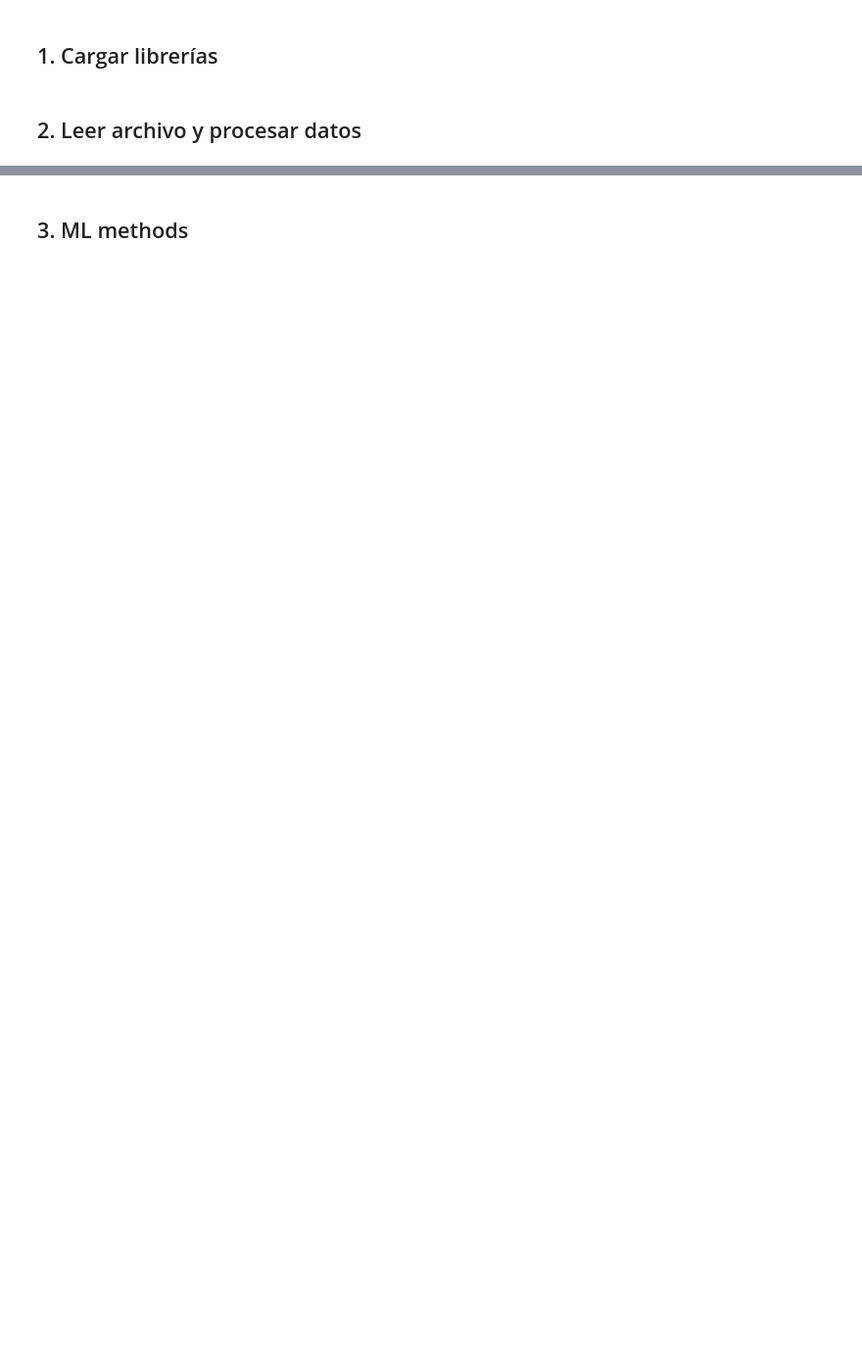
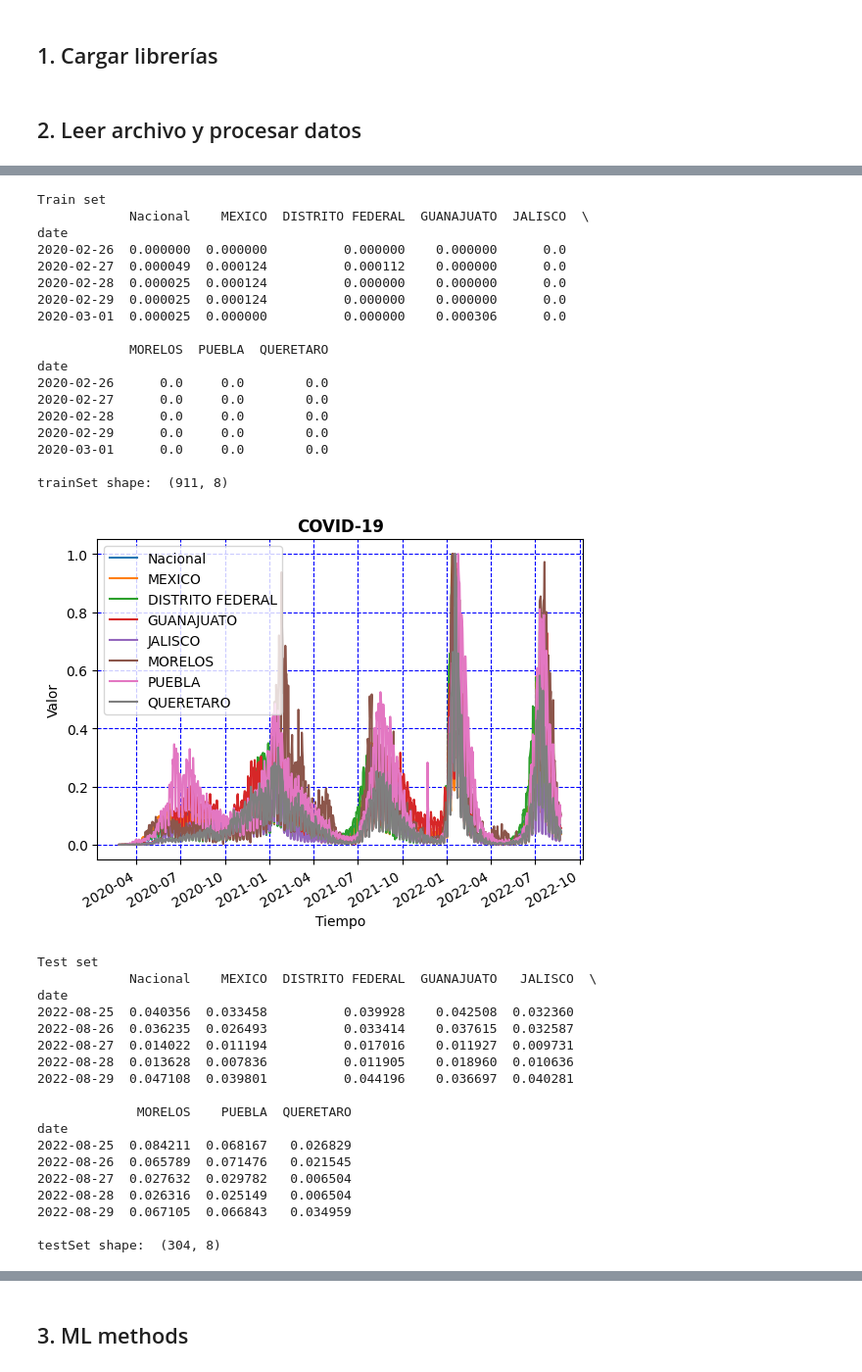
Before and after one commit to egonzaleznez/ININ0216A, a Jupyter notebook: 250312 ININ0216A_act2_ej_covid.ipynb, the cells around one changed output, grey strips where cells are left out. Shown at 98% size. Drawn from its saved outputs; the diff is of its cells as text; code cells hidden in the pictures; blank space fills up the shorter version.

```diff
--- a/250312 ININ0216A_act2_ej_covid.ipynb
+++ b/250312 ININ0216A_act2_ej_covid.ipynb
@@ -66,0 +222,55 @@ def linealizar(dataSet=0):
+# %%
+# Split data into training and test sets
+ts_size = .25
+[trainSet, testSet] = splitDataSet(datosProcesados, test_size=ts_size, randSplit=False)
+print("Train set")
+print(trainSet.head())
+print()
+print('trainSet shape: ', trainSet.shape)
+print()
+graficaDatos(trainSet)
+
+print("Test set")
+print(testSet.head())
+print()
+print('testSet shape: ', testSet.shape)
+print()
+graficaDatos(testSet)
+# %% [output]
+Train set
+            Nacional    MEXICO  DISTRITO FEDERAL  GUANAJUATO  JALISCO  \
+date
+2020-02-26  0.000000  0.000000          0.000000    0.000000      0.0
+2020-02-27  0.000049  0.000124          0.000112    0.000000      0.0
+2020-02-28  0.000025  0.000124          0.000000    0.000000      0.0
+2020-02-29  0.000025  0.000124          0.000000    0.000000      0.0
+2020-03-01  0.000025  0.000000          0.000000    0.000306      0.0
+
+            MORELOS  PUEBLA  QUERETARO
+date
+2020-02-26      0.0     0.0        0.0
+2020-02-27      0.0     0.0        0.0
+2020-02-28      0.0     0.0        0.0
+2020-02-29      0.0     0.0        0.0
+2020-03-01      0.0     0.0        0.0
+
+trainSet shape:  (911, 8)
+[figure, added]
+Test set
+            Nacional    MEXICO  DISTRITO FEDERAL  GUANAJUATO   JALISCO  \
+date
+2022-08-25  0.040356  0.033458          0.039928    0.042508  0.032360
+2022-08-26  0.036235  0.026493          0.033414    0.037615  0.032587
+2022-08-27  0.014022  0.011194          0.017016    0.011927  0.009731
+2022-08-28  0.013628  0.007836          0.011905    0.018960  0.010636
+2022-08-29  0.047108  0.039801          0.044196    0.036697  0.040281
+
+             MORELOS    PUEBLA  QUERETARO
+date
+2022-08-25  0.084211  0.068167   0.026829
+2022-08-26  0.065789  0.071476   0.021545
+2022-08-27  0.027632  0.029782   0.006504
+2022-08-28  0.026316  0.025149   0.006504
+2022-08-29  0.067105  0.066843   0.034959
+
+testSet shape:  (304, 8)
```
Also changed, not shown: parts of 27 cells of this notebook, 4 other files.
